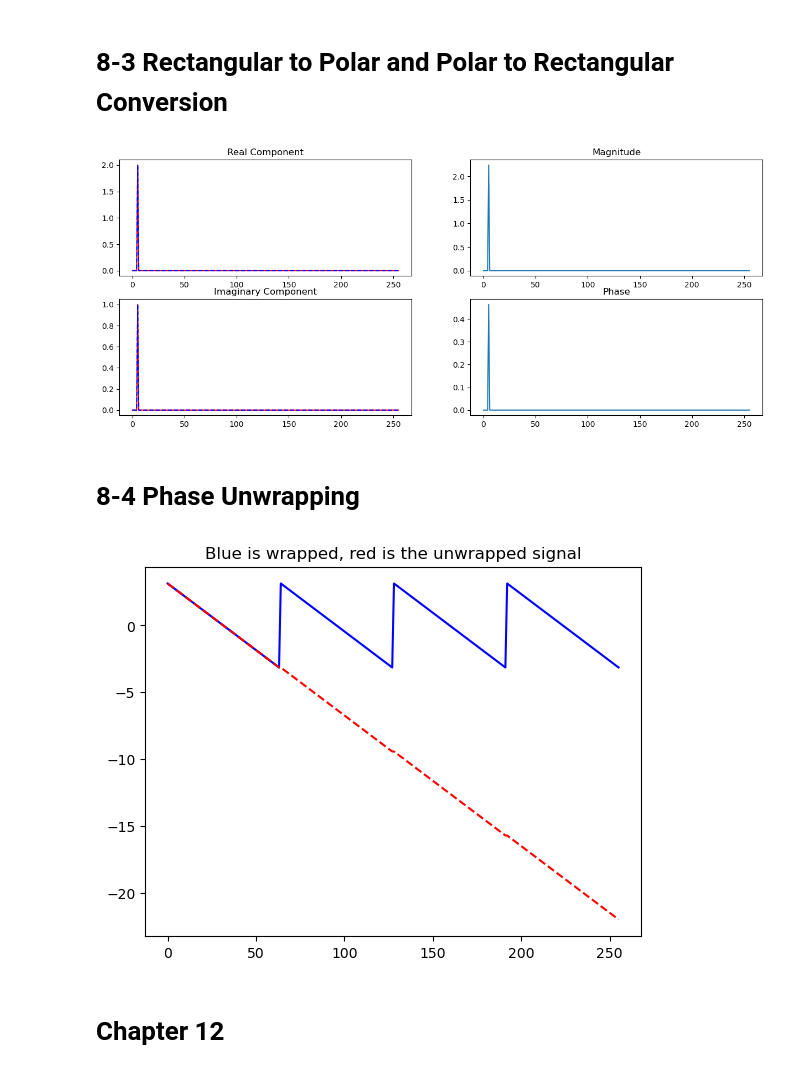
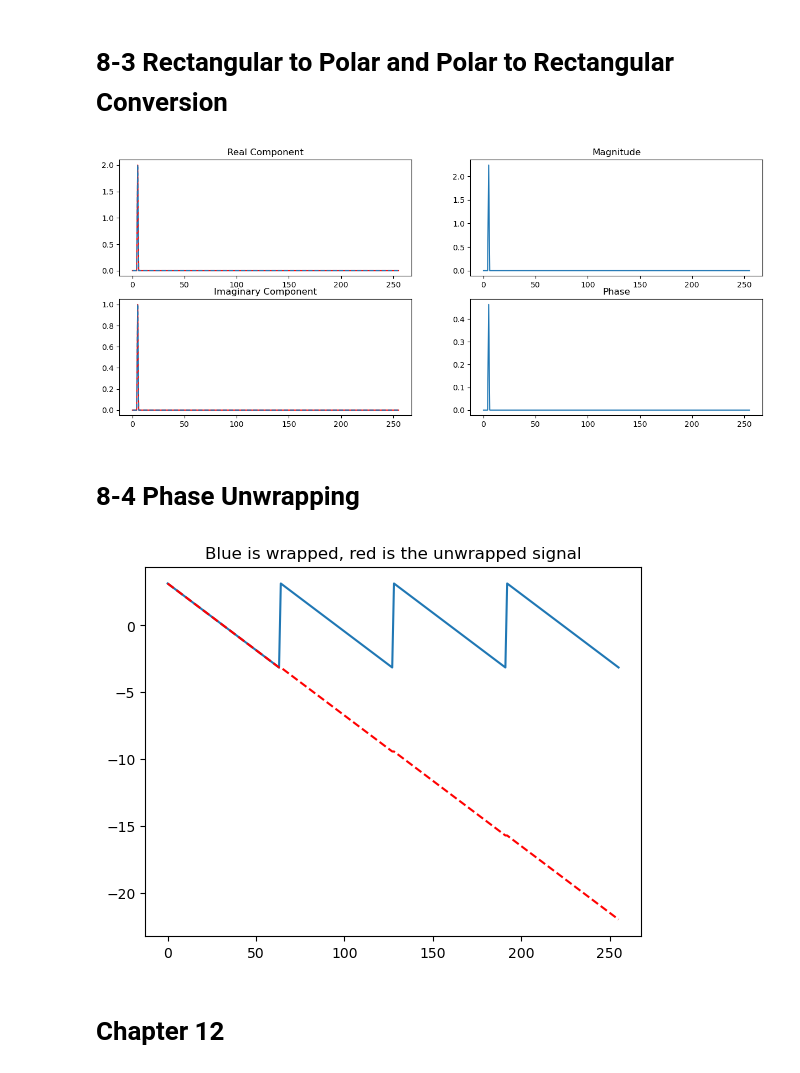
Before and after one commit to ujkam/sciengguidedsp_py, a Jupyter notebook: All_Chapters.ipynb, the cells around one changed output. Cells and saved outputs as stored; diff of their text form; code cells hidden in the pictures.

```diff
--- a/All_Chapters.ipynb
+++ b/All_Chapters.ipynb
@@ -264,17 +267,17 @@ for i in range(len(rex_conv)):
 # %%
 fig,ax = plt.subplots(2,2)
 fig.set_size_inches(15,6)
-ax[0,0].plot(range(len(rex)),rex, 'r', range(len(rex_conv)), rex_conv, 'b--')
+ax[0,0].plot(range(len(rex)),rex, 'r', range(len(rex_conv)), rex_conv, 'C0--')
 ax[0,0].set_title('Real Component')
 ax[0,1].plot(range(len(mag)),mag)
 ax[0,1].set_title('Magnitude')
-ax[1,0].plot(range(len(imx)),imx, 'r', range(len(imx_conv)), imx_conv, 'b--')
+ax[1,0].plot(range(len(imx)),imx, 'r', range(len(imx_conv)), imx_conv, 'C0--')
 ax[1,0].set_title('Imaginary Component')
 ax[1,1].plot(range(len(phase)),phase)
 ax[1,1].set_title('Phase')
 plt.show()
 # %% [output]
-[figure, old version]
+[figure, new version]
 # %% [markdown]
 # 8-4 Phase Unwrapping
 # %%
@@ -290,11 +293,11 @@ for k in range(0, len(phase)):
     c = round((uwphase[k-1] - phase[k]) / (2 * pi))
     uwphase[k] = phase[k] + c*2*pi
 # %%
-py.plot(range(256), phase, 'b', range(256), uwphase,'r--',)
+plt.plot(range(256), phase, 'C0', range(256), uwphase,'r--',)
 plt.title('Blue is wrapped, red is the unwrapped signal')
 plt.show()
 # %% [output]
-[figure, old version]
+[figure, new version]
 # %% [markdown]
 # Chapter 12
 # %% [markdown]
```
Also changed, not shown: parts of 20 cells of this notebook.
